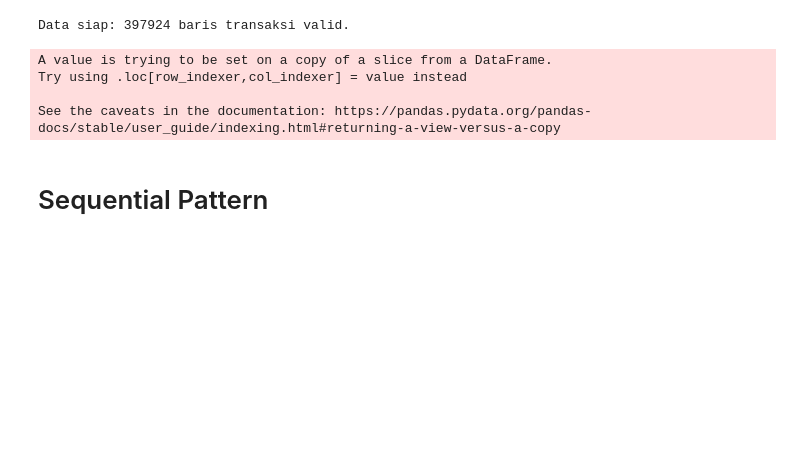
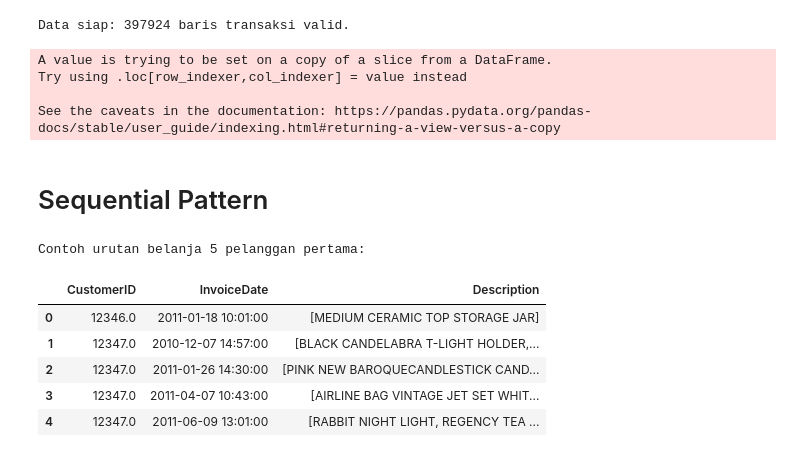
Before and after one commit to Matthew12-t/Datmin_TasyaLover, a Jupyter notebook: retail-insights-unveiled-a-comprehensive-eda.ipynb, the cells around one changed output. Cells and saved outputs as stored; diff of their text form; code cells hidden in the pictures; blank space fills up the shorter version.

Commit message:
feat: basket buat pattern semua

```diff
--- a/retail-insights-unveiled-a-comprehensive-eda.ipynb
+++ b/retail-insights-unveiled-a-comprehensive-eda.ipynb
@@ -546,3 +546,17 @@ Try using .loc[row_indexer,col_indexer] = value instead
 See the caveats in the documentation: https://pandas.pydata.org/pandas-docs/stable/user_guide/indexing.html#returning-a-view-versus-a-copy
 # %% [markdown]
 # Sequential Pattern
+# %%
+basket = df_clean.groupby(['CustomerID', 'InvoiceDate'])['Description'].apply(list).reset_index()
+basket.sort_values(by=['CustomerID', 'InvoiceDate'], inplace=True)
+
+print("Contoh urutan belanja 5 pelanggan pertama:")
+basket.head()
+# %% [output]
+Contoh urutan belanja 5 pelanggan pertama:
+|  | CustomerID | InvoiceDate | Description |
+| 0 | 12346.0 | 2011-01-18 10:01:00 | [MEDIUM CERAMIC TOP STORAGE JAR] |
+| 1 | 12347.0 | 2010-12-07 14:57:00 | [BLACK CANDELABRA T-LIGHT HOLDER,... |
+| 2 | 12347.0 | 2011-01-26 14:30:00 | [PINK NEW BAROQUECANDLESTICK CAND... |
+| 3 | 12347.0 | 2011-04-07 10:43:00 | [AIRLINE BAG VINTAGE JET SET WHIT... |
+| 4 | 12347.0 | 2011-06-09 13:01:00 | [RABBIT NIGHT LIGHT, REGENCY TEA ... |
```
